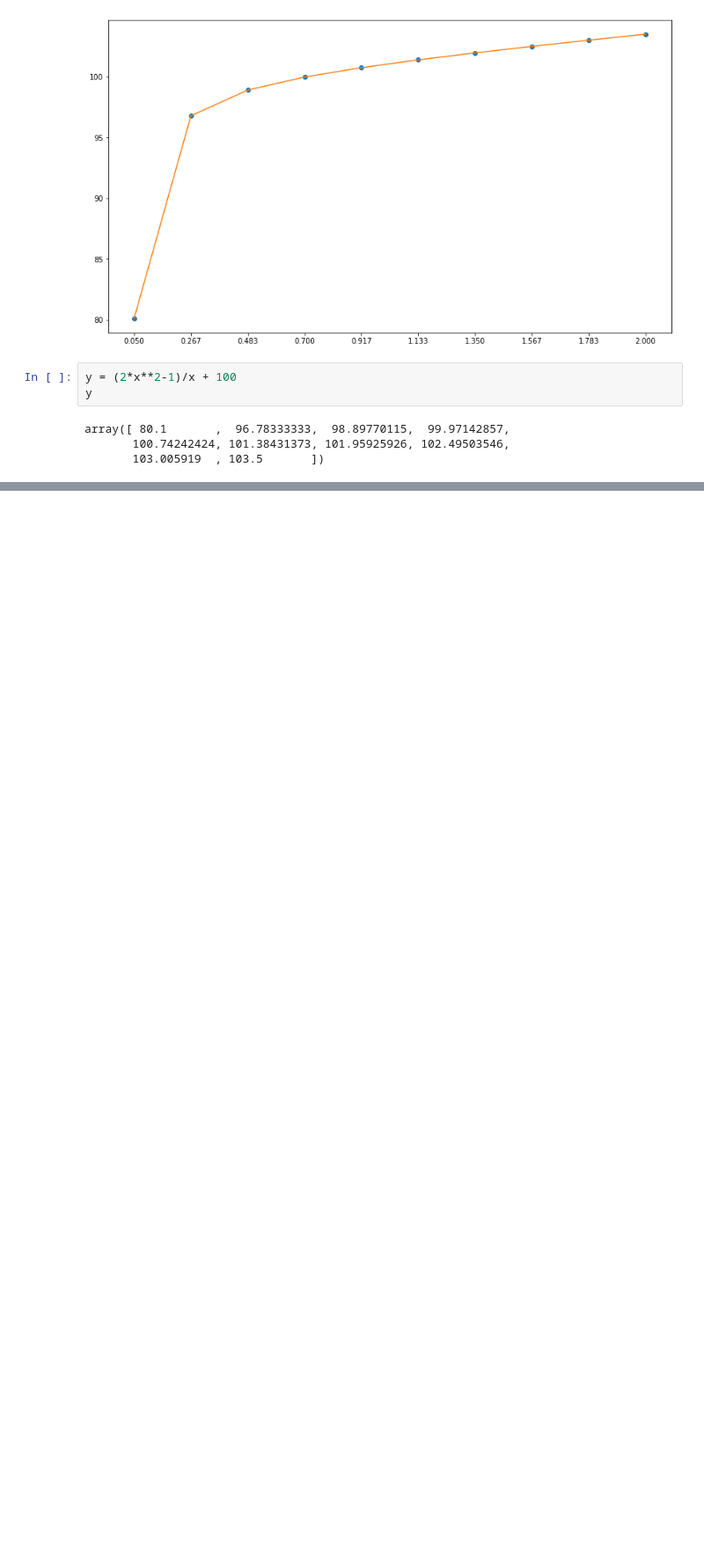
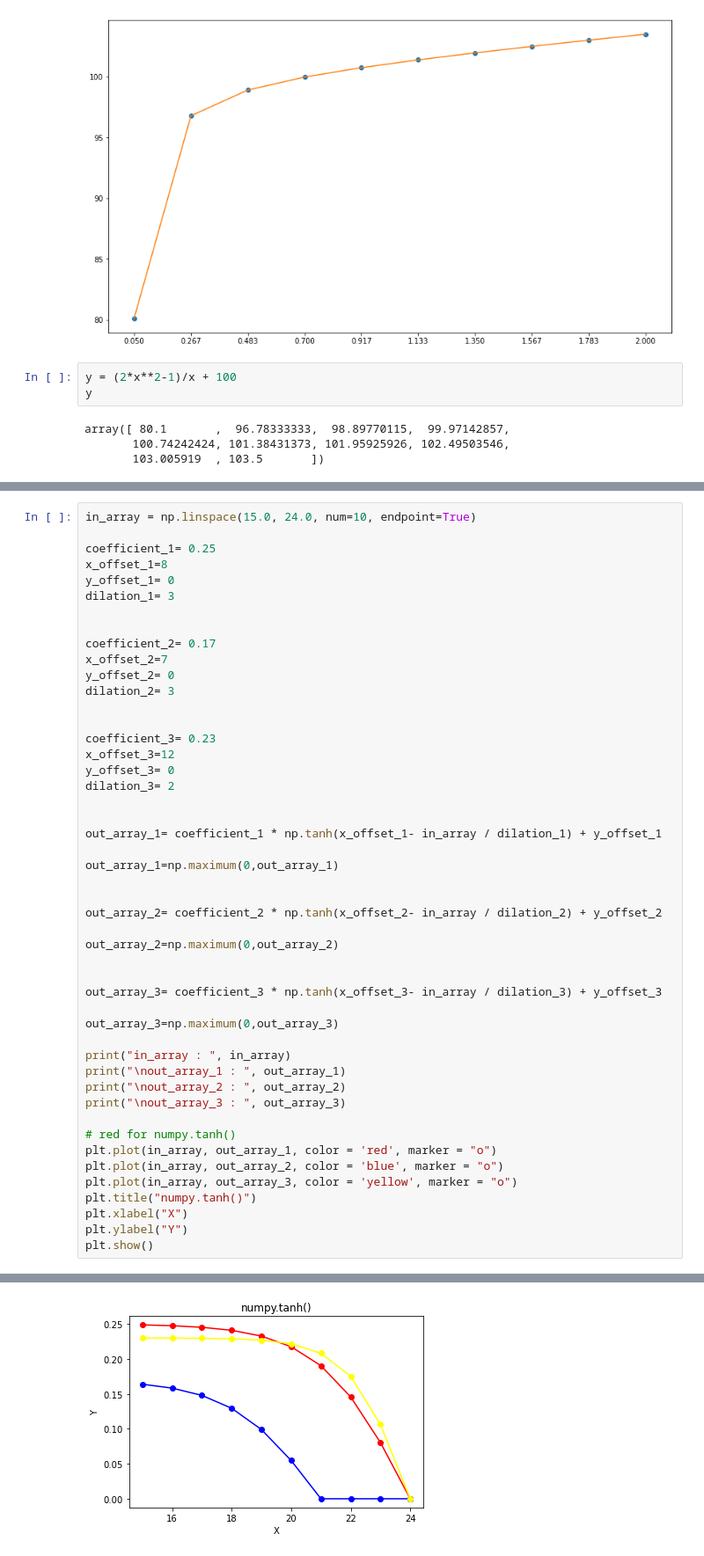
Before and after one commit to fcolombo7/DataIntelligenceApplications, a Jupyter notebook: data_generators/test.ipynb, the cells around one changed output, grey strips where cells are left out. Shown at 88% size. Saved outputs shown, nothing was run; the diff lists cells and outputs as text; blank space fills up the shorter version.

```diff
--- a/data_generators/test.ipynb
+++ b/data_generators/test.ipynb
@@ -126,0 +130,49 @@ for i in range (0,len(y)):
+# %%
+in_array = np.linspace(15.0, 24.0, num=10, endpoint=True)
+
+coefficient_1= 0.25
+x_offset_1=8
+y_offset_1= 0
+dilation_1= 3
+
+
+coefficient_2= 0.17
+x_offset_2=7
+y_offset_2= 0
+dilation_2= 3
+
+
+coefficient_3= 0.23
+x_offset_3=12
+y_offset_3= 0
+dilation_3= 2
+
+
+out_array_1= coefficient_1 * np.tanh(x_offset_1- in_array / dilation_1) + y_offset_1
+
+out_array_1=np.maximum(0,out_array_1)
+
+
+out_array_2= coefficient_2 * np.tanh(x_offset_2- in_array / dilation_2) + y_offset_2
+
+out_array_2=np.maximum(0,out_array_2)
+
+
+out_array_3= coefficient_3 * np.tanh(x_offset_3- in_array / dilation_3) + y_offset_3
+
+out_array_3=np.maximum(0,out_array_3)
+
+print("in_array : ", in_array)
+print("\nout_array_1 : ", out_array_1)
+print("\nout_array_2 : ", out_array_2)
+print("\nout_array_3 : ", out_array_3)
+
+# red for numpy.tanh()
+plt.plot(in_array, out_array_1, color = 'red', marker = "o")
+plt.plot(in_array, out_array_2, color = 'blue', marker = "o")
+plt.plot(in_array, out_array_3, color = 'yellow', marker = "o")
+plt.title("numpy.tanh()")
+plt.xlabel("X")
+plt.ylabel("Y")
+plt.show()
+# %% [output]
@@ -126,0 +189 @@ for i in range (0,len(y)):
+[figure, added]
```
Also changed, not shown: parts of 2 cells of this notebook.
